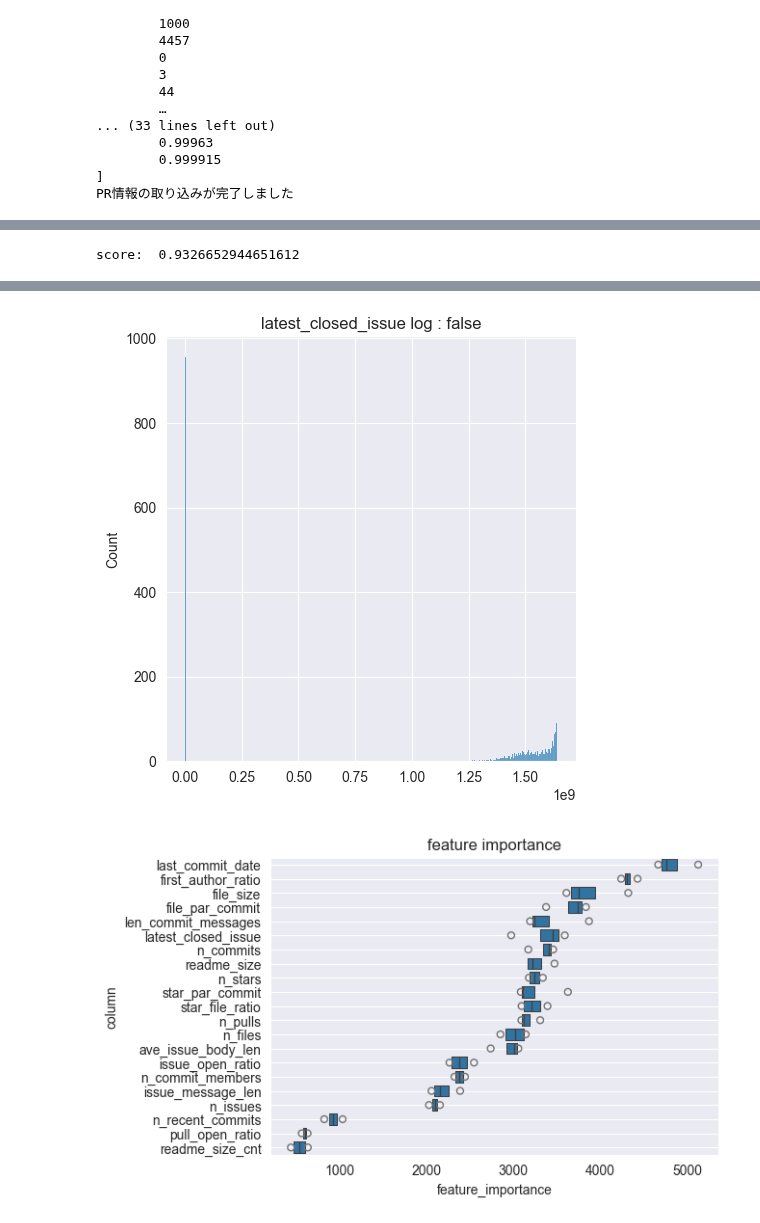
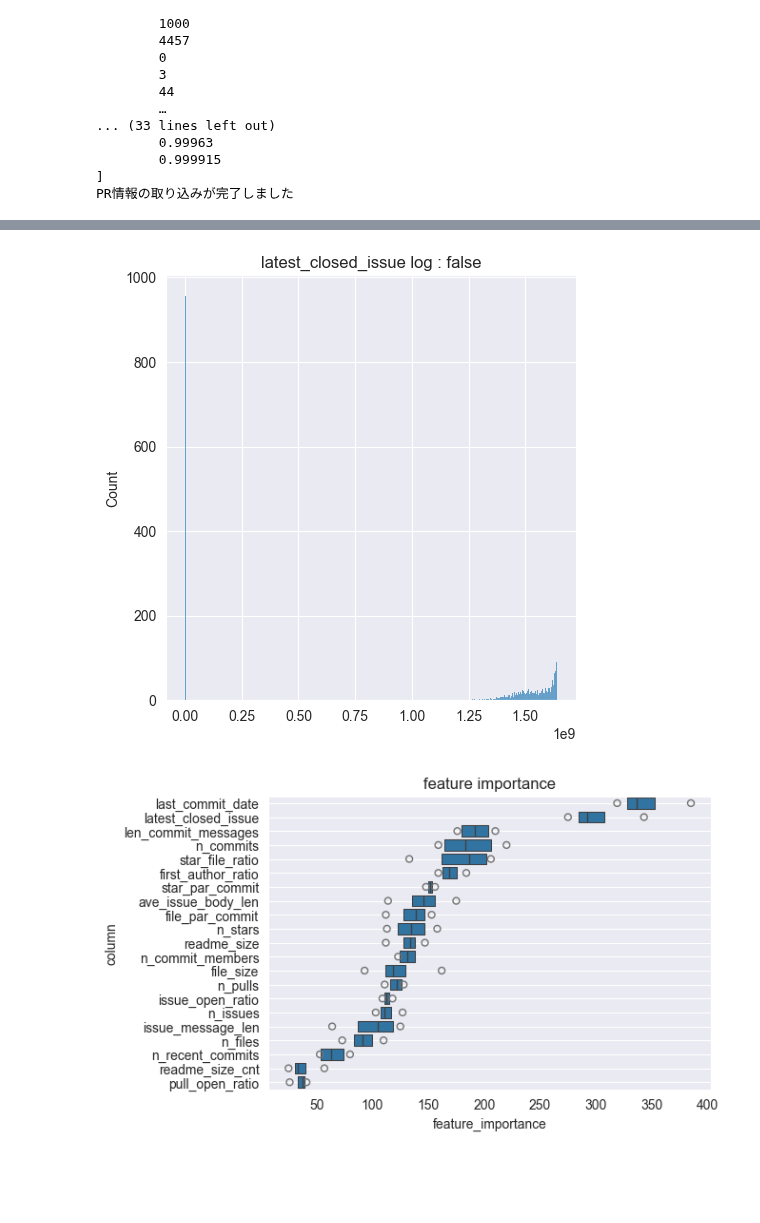
Before and after one commit to ZOI-dayo/traP-Nikkei-2025, a Jupyter notebook: main.ipynb, the cells around one changed output, grey strips where cells are left out. Saved outputs shown, nothing was run; the diff lists cells and outputs as text; code cells hidden in the pictures; blank space fills up the shorter version.

Commit message:
'num_iterations': 100,

```diff
--- a/main.ipynb
+++ b/main.ipynb
@@ -496,7 +496,7 @@ def train_fold(train_X: pd.DataFrame, train_y: pd.Series, valid_X: pd.DataFrame,
         'bagging_fraction': 0.8,
         'num_leaves': 31,
         'random_state': 0,
-        'num_iterations': 2000,
+        'num_iterations': 100,
     }
 
     # 学習. auc が 100ステップ以上改善しないなら打ち切るように設定する
@@ -645,5 +645,4 @@ You can set `force_col_wise=true` to remove the overhead.
-score:  0.9326652944651612
 [figure]
 [figure]
 [figure]
-[figure, old version]
+[figure, new version]
```
Also changed, not shown: parts of 1 cell of this notebook, 1 other file.
